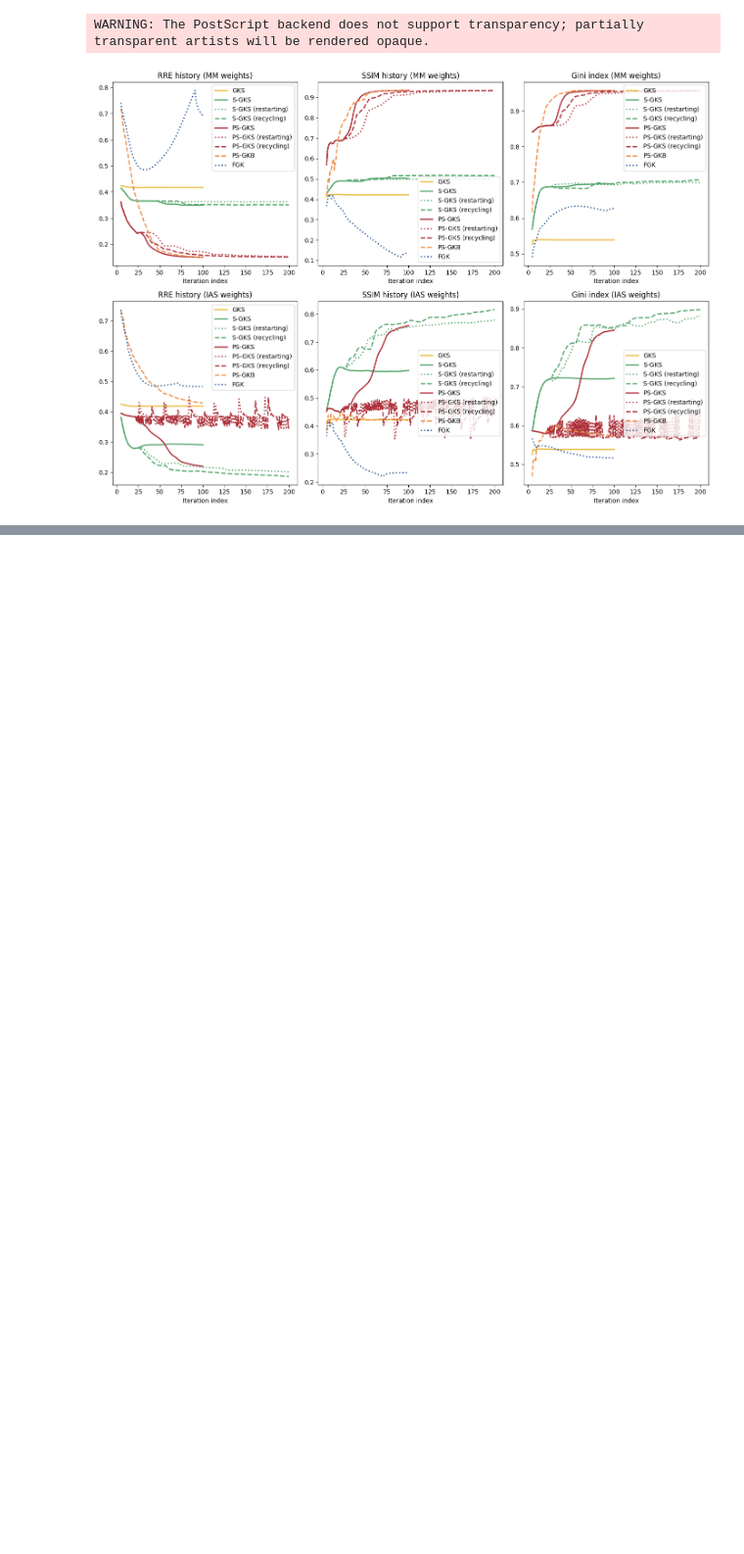
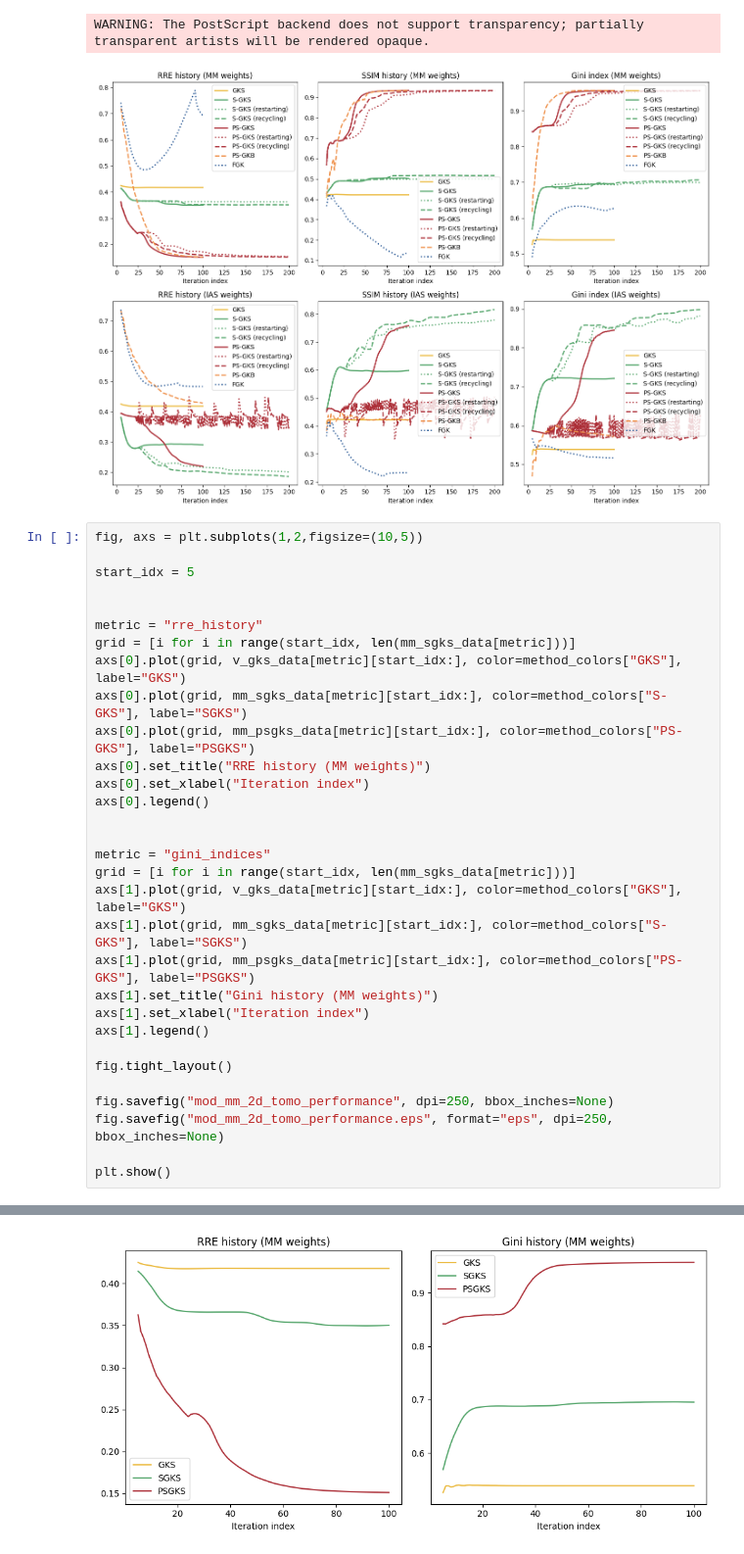
Before and after one commit to mpasha3/IRLS_prec_GSBL, a Jupyter notebook: paper_examples/2d_tomo_shepp/2d_tomo_shepp.ipynb, the cells around one changed output, grey strips where cells are left out. Shown at 98% size. Cells and saved outputs as stored; diff of their text form; blank space fills up the shorter version.

```diff
--- a/paper_examples/2d_tomo_shepp/2d_tomo_shepp.ipynb
+++ b/paper_examples/2d_tomo_shepp/2d_tomo_shepp.ipynb
@@ -1803,3 +1803,35 @@ plt.show()
 # %% [output]
 WARNING: The PostScript backend does not support transparency; partially transparent artists will be rendered opaque.
 [figure]
+# %%
+fig, axs = plt.subplots(1,2,figsize=(10,5))
+
+start_idx = 5
+
+
+metric = "rre_history"
+grid = [i for i in range(start_idx, len(mm_sgks_data[metric]))]
+axs[0].plot(grid, v_gks_data[metric][start_idx:], color=method_colors["GKS"], label="GKS")
+axs[0].plot(grid, mm_sgks_data[metric][start_idx:], color=method_colors["S-GKS"], label="SGKS")
+axs[0].plot(grid, mm_psgks_data[metric][start_idx:], color=method_colors["PS-GKS"], label="PSGKS")
+axs[0].set_title("RRE history (MM weights)")
+axs[0].set_xlabel("Iteration index")
+axs[0].legend()
+
+
+metric = "gini_indices"
+grid = [i for i in range(start_idx, len(mm_sgks_data[metric]))]
+axs[1].plot(grid, v_gks_data[metric][start_idx:], color=method_colors["GKS"], label="GKS")
+axs[1].plot(grid, mm_sgks_data[metric][start_idx:], color=method_colors["S-GKS"], label="SGKS")
+axs[1].plot(grid, mm_psgks_data[metric][start_idx:], color=method_colors["PS-GKS"], label="PSGKS")
+axs[1].set_title("Gini history (MM weights)")
+axs[1].set_xlabel("Iteration index")
+axs[1].legend()
+
+fig.tight_layout()
+
+fig.savefig("mod_mm_2d_tomo_performance", dpi=250, bbox_inches=None)
+fig.savefig("mod_mm_2d_tomo_performance.eps", format="eps", dpi=250, bbox_inches=None)
+
+plt.show()
+# %% [output]
@@ -1805,0 +1839 @@ WARNING: The PostScript backend does not support transparency; partially transpa
+[figure, added]
```
Also changed, not shown: parts of 7 cells of this notebook, 5 other files.
